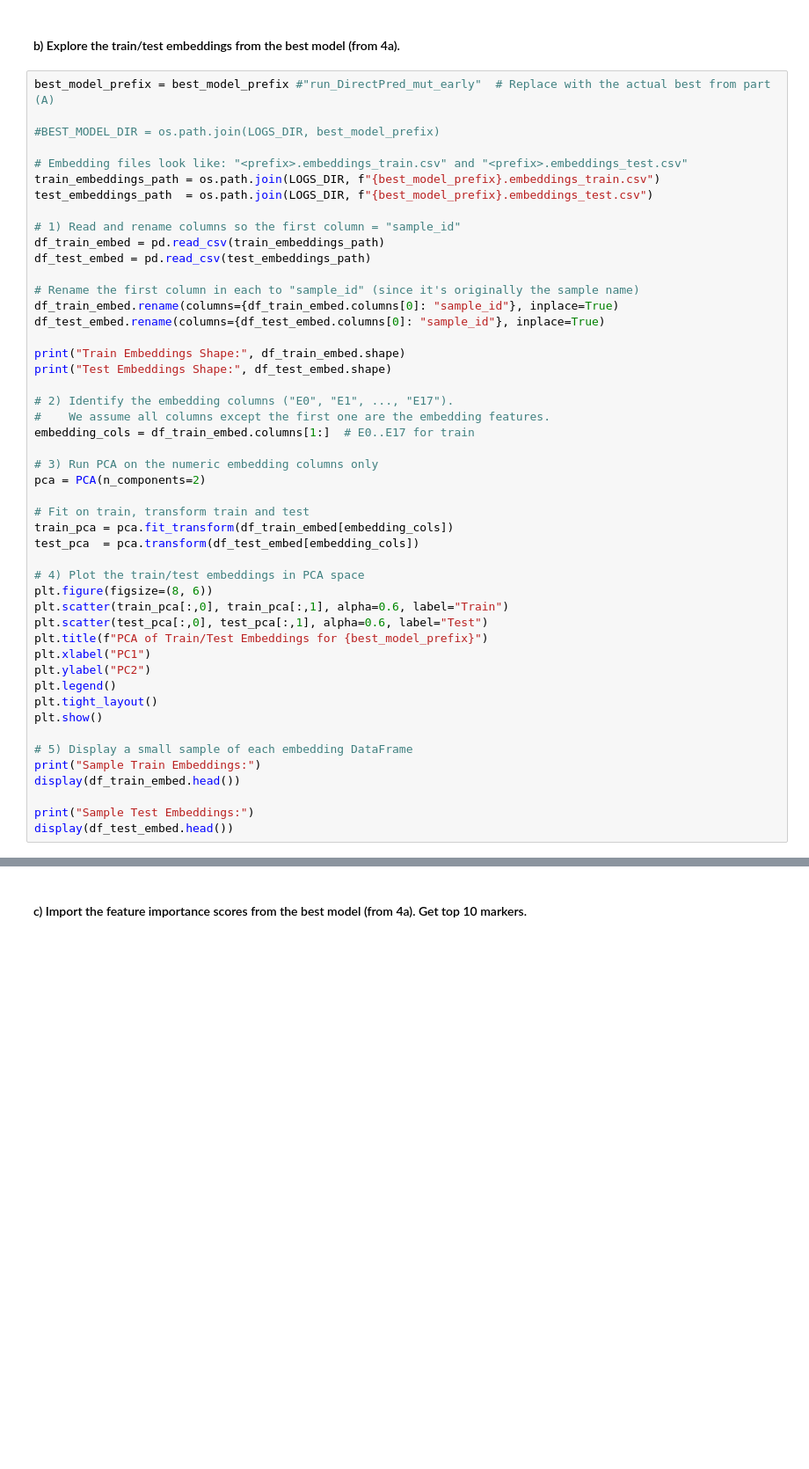
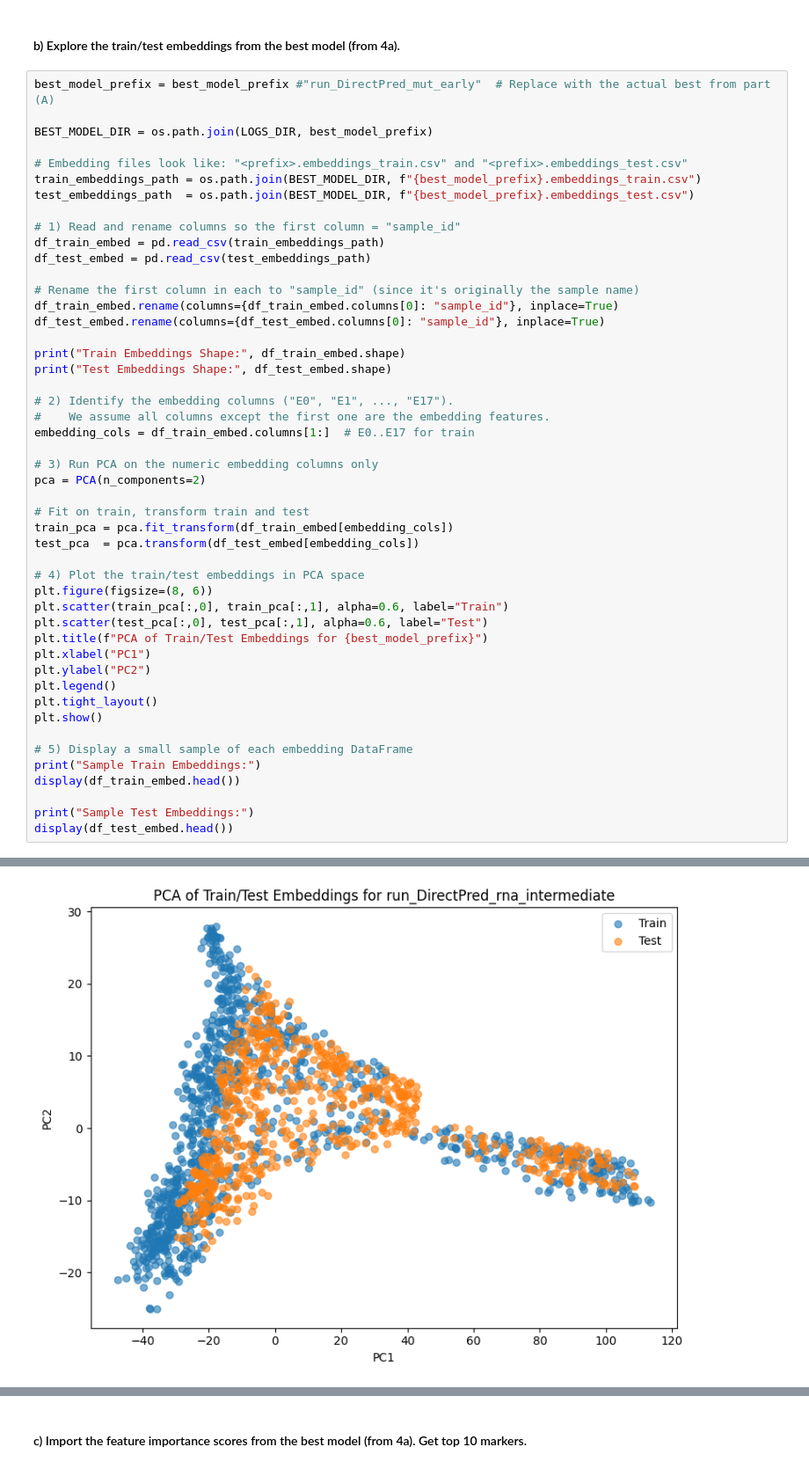
Before and after one commit to theSamurai1997/compgen_course_2025_module3_my_session, a Jupyter notebook: submissions/day3/Copy_day3_hw_submission_ccle_vs_gdsc.ipynb, the cells around one changed output, grey strips where cells are left out. Shown: that part at 88% size. Cells and saved outputs as stored; diff of their text form; blank space fills up the shorter version.

```diff
--- a/submissions/day3/Copy_day3_hw_submission_ccle_vs_gdsc.ipynb
+++ b/submissions/day3/Copy_day3_hw_submission_ccle_vs_gdsc.ipynb
@@ -205,11 +237,11 @@ flexynesis.plot_dim_reduced(test_embeddings, test_dataset.ann['STUDY'])
 # %%
 best_model_prefix = best_model_prefix #"run_DirectPred_mut_early"  # Replace with the actual best from part (A)
 
-#BEST_MODEL_DIR = os.path.join(LOGS_DIR, best_model_prefix)
+BEST_MODEL_DIR = os.path.join(LOGS_DIR, best_model_prefix)
 
 # Embedding files look like: "<prefix>.embeddings_train.csv" and "<prefix>.embeddings_test.csv"
-train_embeddings_path = os.path.join(LOGS_DIR, f"{best_model_prefix}.embeddings_train.csv")
-test_embeddings_path  = os.path.join(LOGS_DIR, f"{best_model_prefix}.embeddings_test.csv")
+train_embeddings_path = os.path.join(BEST_MODEL_DIR, f"{best_model_prefix}.embeddings_train.csv")
+test_embeddings_path  = os.path.join(BEST_MODEL_DIR, f"{best_model_prefix}.embeddings_test.csv")
 
 # 1) Read and rename columns so the first column = "sample_id"
 df_train_embed = pd.read_csv(train_embeddings_path)
@@ -250,3 +282,4 @@ display(df_train_embed.head())
 
 print("Sample Test Embeddings:")
 display(df_test_embed.head())
+# %% [output]
@@ -252,0 +288 @@ display(df_test_embed.head())
+[figure, added]
```
Also changed, not shown: parts of 10 cells of this notebook, 2 other files.
